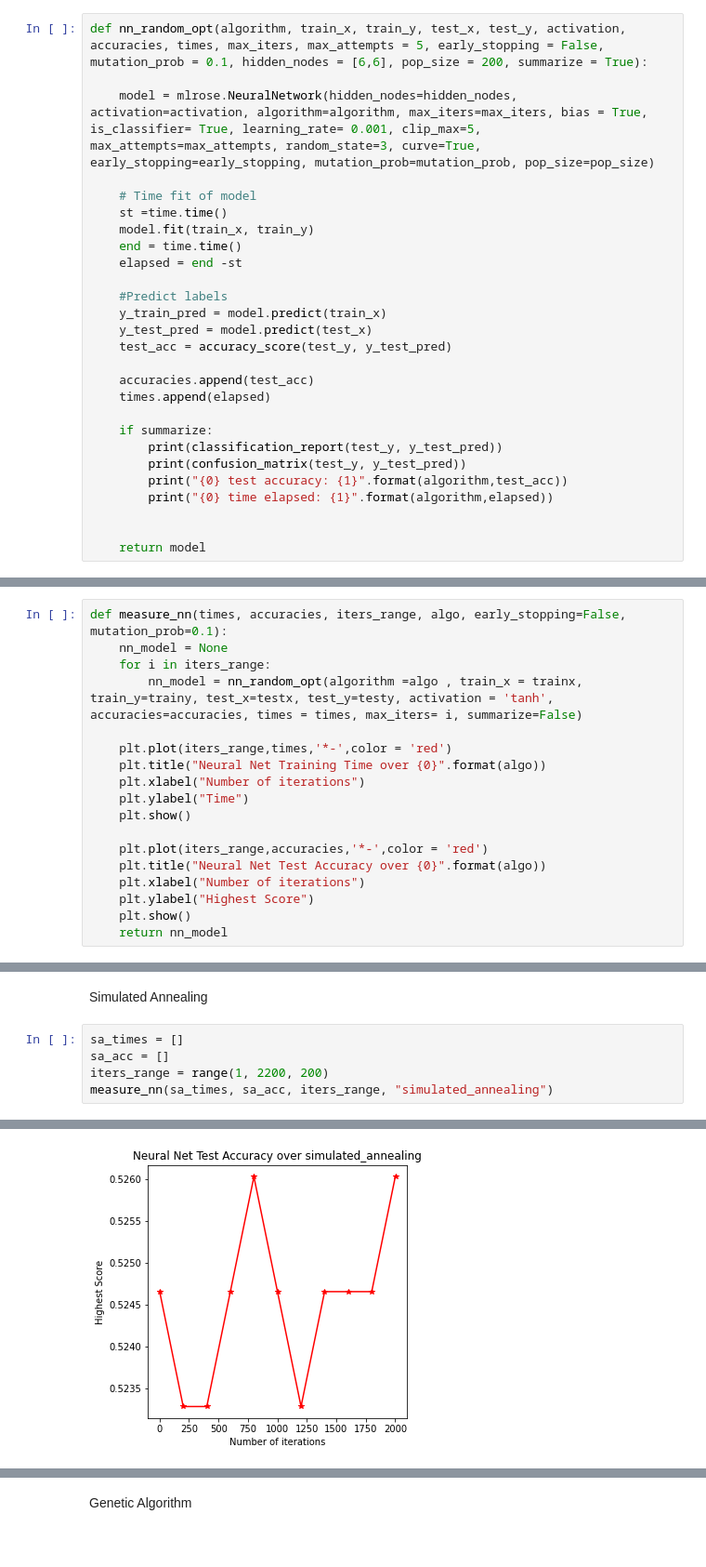
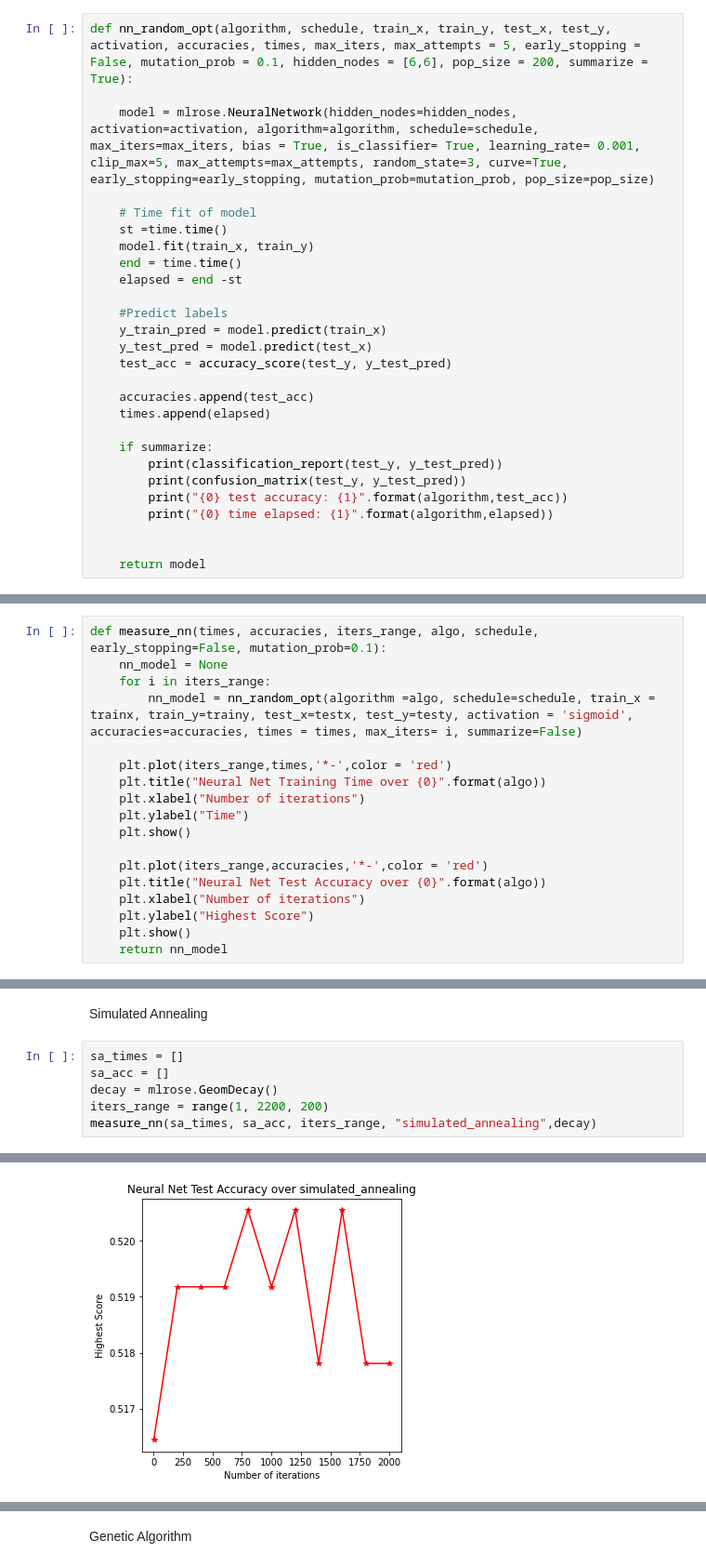
Before and after one commit to mgampe/randomizedOptimization, a Jupyter notebook: randomized_optimization_P2.ipynb, the cells around one changed output, grey strips where cells are left out. Shown: that part at 93% size. Drawn from its saved outputs; the diff is of its cells as text.

```diff
--- a/randomized_optimization_P2.ipynb
+++ b/randomized_optimization_P2.ipynb
@@ -222,9 +222,9 @@ testy = test_df[["home_team_cover_spread"]]
 # %% [markdown]
 Define function for training a nn with different mlrose randomized optimization algorithms
 # %%
-def nn_random_opt(algorithm, train_x, train_y, test_x, test_y, activation, accuracies, times, max_iters, max_attempts = 5, early_stopping = False, mutation_prob = 0.1, hidden_nodes = [6,6], pop_size = 200, summarize = True):
+def nn_random_opt(algorithm, schedule, train_x, train_y, test_x, test_y, activation, accuracies, times, max_iters, max_attempts = 5, early_stopping = False, mutation_prob = 0.1, hidden_nodes = [6,6], pop_size = 200, summarize = True):
 
-    model = mlrose.NeuralNetwork(hidden_nodes=hidden_nodes, activation=activation, algorithm=algorithm, max_iters=max_iters, bias = True, is_classifier= True, learning_rate= 0.001, clip_max=5, max_attempts=max_attempts, random_state=3, curve=True, early_stopping=early_stopping, mutation_prob=mutation_prob, pop_size=pop_size)
+    model = mlrose.NeuralNetwork(hidden_nodes=hidden_nodes, activation=activation, algorithm=algorithm, schedule=schedule, max_iters=max_iters, bias = True, is_classifier= True, learning_rate= 0.001, clip_max=5, max_attempts=max_attempts, random_state=3, curve=True, early_stopping=early_stopping, mutation_prob=mutation_prob, pop_size=pop_size)
 
     # Time fit of model
     st =time.time()
@@ -251,10 +251,10 @@ def nn_random_opt(algorithm, train_x, train_y, test_x, test_y, activation, accur
 # %% [markdown]
 Define a function to measure performance and training time of the NN for a given RO algorithm and iteration range
 # %%
-def measure_nn(times, accuracies, iters_range, algo, early_stopping=False, mutation_prob=0.1):
+def measure_nn(times, accuracies, iters_range, algo, schedule, early_stopping=False, mutation_prob=0.1):
     nn_model = None
     for i in iters_range:
-        nn_model = nn_random_opt(algorithm =algo , train_x = trainx, train_y=trainy, test_x=testx, test_y=testy, activation = 'tanh', accuracies=accuracies, times = times, max_iters= i, summarize=False)
+        nn_model = nn_random_opt(algorithm =algo, schedule=schedule, train_x = trainx, train_y=trainy, test_x=testx, test_y=testy, activation = 'sigmoid', accuracies=accuracies, times = times, max_iters= i, summarize=False)
 
     plt.plot(iters_range,times,'*-',color = 'red')
     plt.title("Neural Net Training Time over {0}".format(algo))
@@ -325,6 +329,7 @@ Simulated Annealing
 # %%
 sa_times = []
 sa_acc = []
+decay = mlrose.GeomDecay()
 iters_range = range(1, 2200, 200)
-measure_nn(sa_times, sa_acc, iters_range, "simulated_annealing")
+measure_nn(sa_times, sa_acc, iters_range, "simulated_annealing",decay)
 # %% [output]
@@ -332,2 +337,2 @@ measure_nn(sa_times, sa_acc, iters_range, "simulated_annealing")
-[figure, old version]
+[figure, new version]
 NeuralNetwork(clip_max=5, hidden_nodes=[6, 6], learning_rate=0.001,
```
Also changed, not shown: parts of 19 cells of this notebook.
